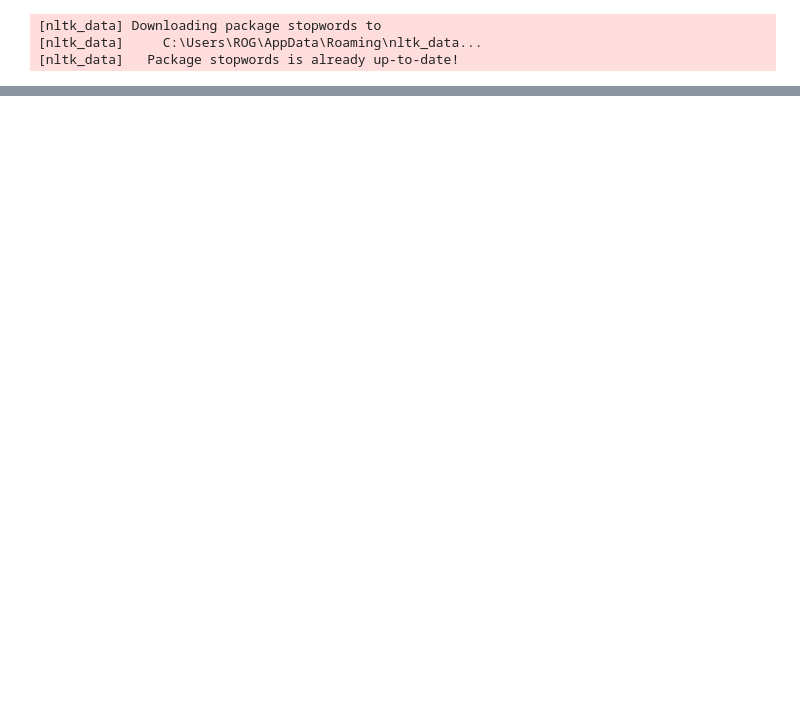
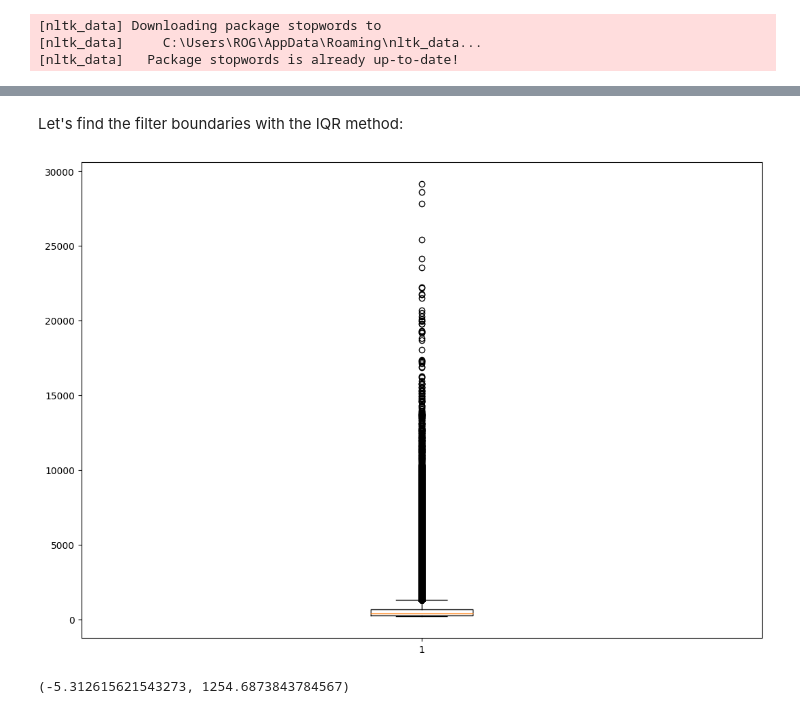
Before and after one commit to ArianAghamohseni/Sentiment_Analysis, a Jupyter notebook: Part2_Arvin_Changes.ipynb, the cells around one changed output, grey strips where cells are left out. Cells and saved outputs as stored; diff of their text form; code cells hidden in the pictures; blank space fills up the shorter version.

```diff
--- a/Part2_Arvin_Changes.ipynb
+++ b/Part2_Arvin_Changes.ipynb
@@ -310,0 +390,18 @@ Top 10 Reviewers with Most Votes:
+# %% [markdown]
+Let's find the filter boundaries with the IQR method:
+# %%
+fig = plt.figure(figsize =(10, 7))
+ax = fig.add_axes([0, 0, 1, 1])
+bp = ax.boxplot((train["text_length"]))
+plt.show()
+# %% [output]
+[figure, added]
+# %%
+m = np.mean(train["text_length"])
+q3, q1 = np.percentile(train["text_length"], [75 ,25])
+iqr = q3 - q1
+lower = m - 1.5*iqr
+upper = m + 1.5*iqr
+(lower, upper)
+# %% [output]
+(-5.312615621543273, 1254.6873843784567)
```
Also changed, not shown: parts of 47 cells of this notebook.
